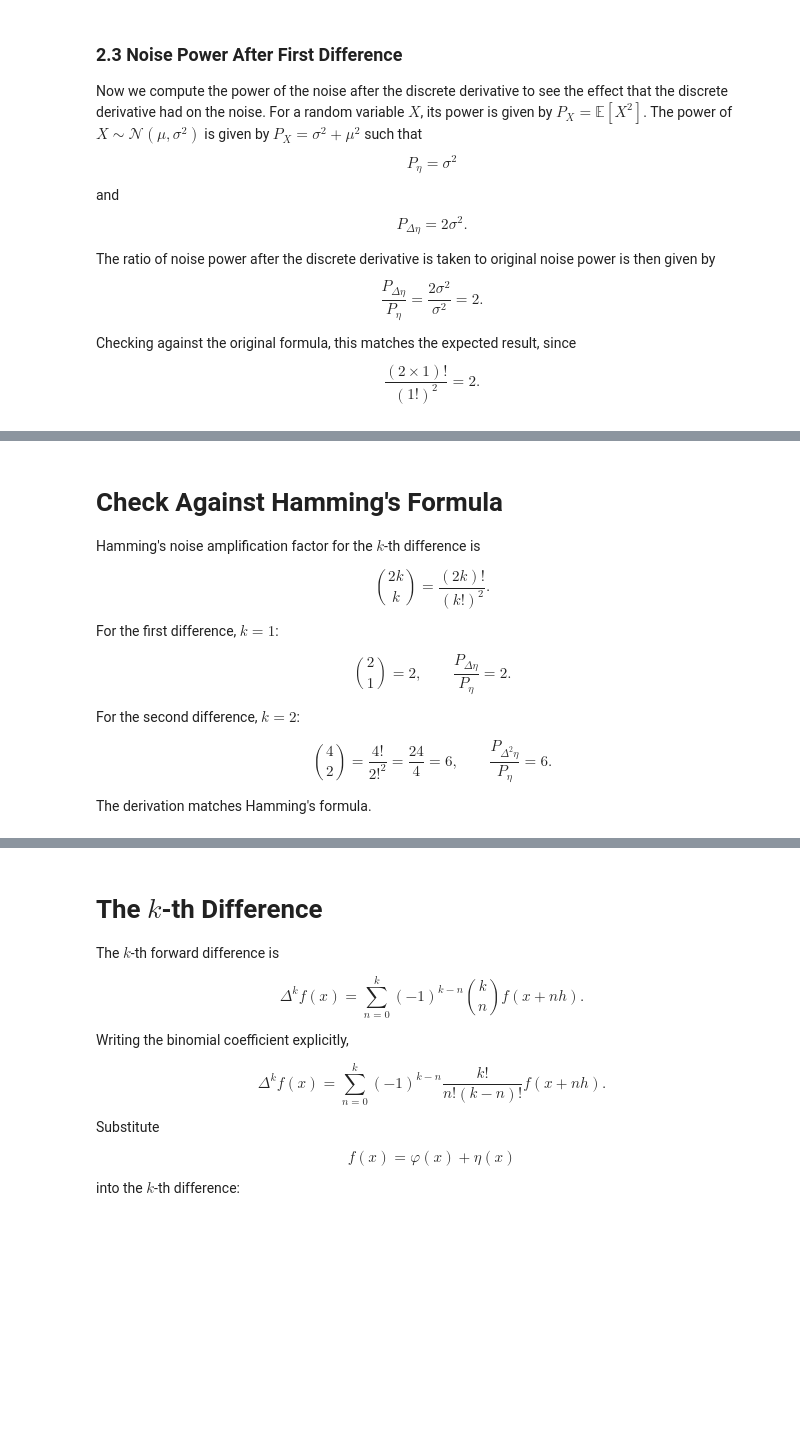
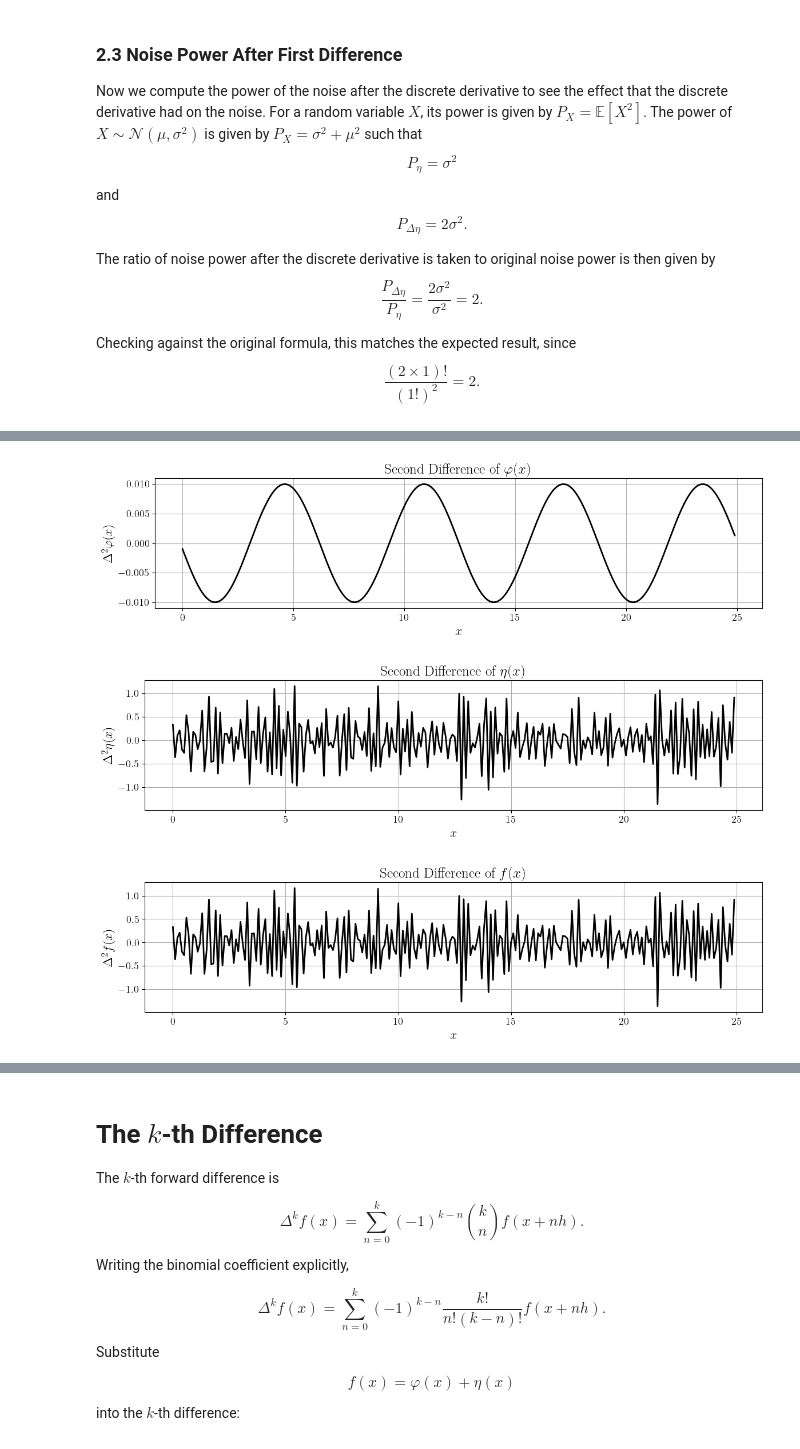
Before and after one commit to mauro-j-sanchirico/personal-experiments, a Jupyter notebook: throwaway/jupyter/2026-05-06_discrete_derivatives.ipynb, the cells around one changed output, grey strips where cells are left out. Cells and saved outputs as stored; diff of their text form; code cells hidden in the pictures; blank space fills up the shorter version.

Commit message:
Finish second difference analysis

```diff
--- a/throwaway/jupyter/2026-05-06_discrete_derivatives.ipynb
+++ b/throwaway/jupyter/2026-05-06_discrete_derivatives.ipynb
@@ -601,34 +462,36 @@ So the second difference increases the noise power by a factor of $6$.
-# %% [markdown]
-# Check Against Hamming's Formula
-
-Hamming's noise amplification factor for the $k$-th difference is
-
-$$
-\binom{2k}{k}
-=
-\frac{(2k)!}{(k!)^2}.
-$$
-
-For the first difference, $k=1$:
-
-$$
-\binom{2}{1}=2,
-\qquad
-\frac{P_{\Delta \eta}}{P_\eta}=2.
-$$
-
-For the second difference, $k=2$:
-
-$$
-\binom{4}{2}
-=
-\frac{4!}{2!^2}
-=
-\frac{24}{4}
-=
-6,
-\qquad
-\frac{P_{\Delta^2 \eta}}{P_\eta}=6.
-$$
-
-The derivation matches Hamming's formula.
+# %%
+d2_phi = np.diff(phi, n=2)
+d2_eta = np.diff(eta, n=2)
+d2_f = np.diff(f, n=2)
+x_diff2 = x[:-2]
+
+# Plot second difference of the clean signal
+fig, ax = plt.subplots(figsize=(12, 3.5))
+ax.plot(x_diff2, d2_phi, color='black')
+ax.set_title(r'Second Difference of $\varphi(x)$')
+ax.set_xlabel(r'$x$')
+ax.set_ylabel(r'$\Delta^2 \varphi(x)$')
+plt.tight_layout()
+plt.show()
+
+# Plot second difference of the noise
+fig, ax = plt.subplots(figsize=(12, 3.5))
+ax.plot(x_diff2, d2_eta, color='black')
+ax.set_title(r'Second Difference of $\eta(x)$')
+ax.set_xlabel(r'$x$')
+ax.set_ylabel(r'$\Delta^2 \eta(x)$')
+plt.tight_layout()
+plt.show()
+
+# Plot second difference of the noisy signal
+fig, ax = plt.subplots(figsize=(12, 3.5))
+ax.plot(x_diff2, d2_f, color='black')
+ax.set_title(r'Second Difference of $f(x)$')
+ax.set_xlabel(r'$x$')
+ax.set_ylabel(r'$\Delta^2 f(x)$')
+plt.tight_layout()
+plt.show()
+# %% [output]
+[figure, added]
+[figure, added]
+[figure, added]
```
Also changed, not shown: parts of 15 cells of this notebook.
